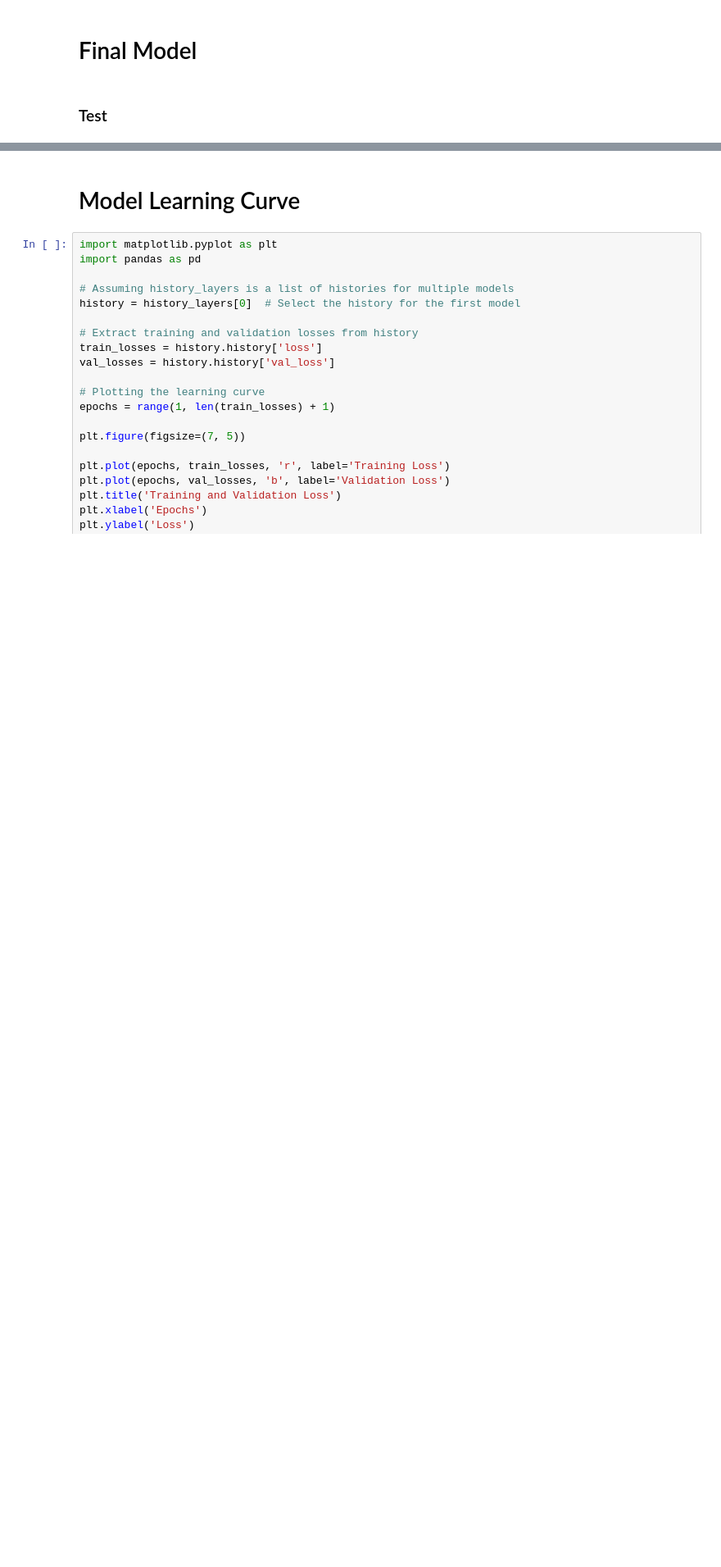
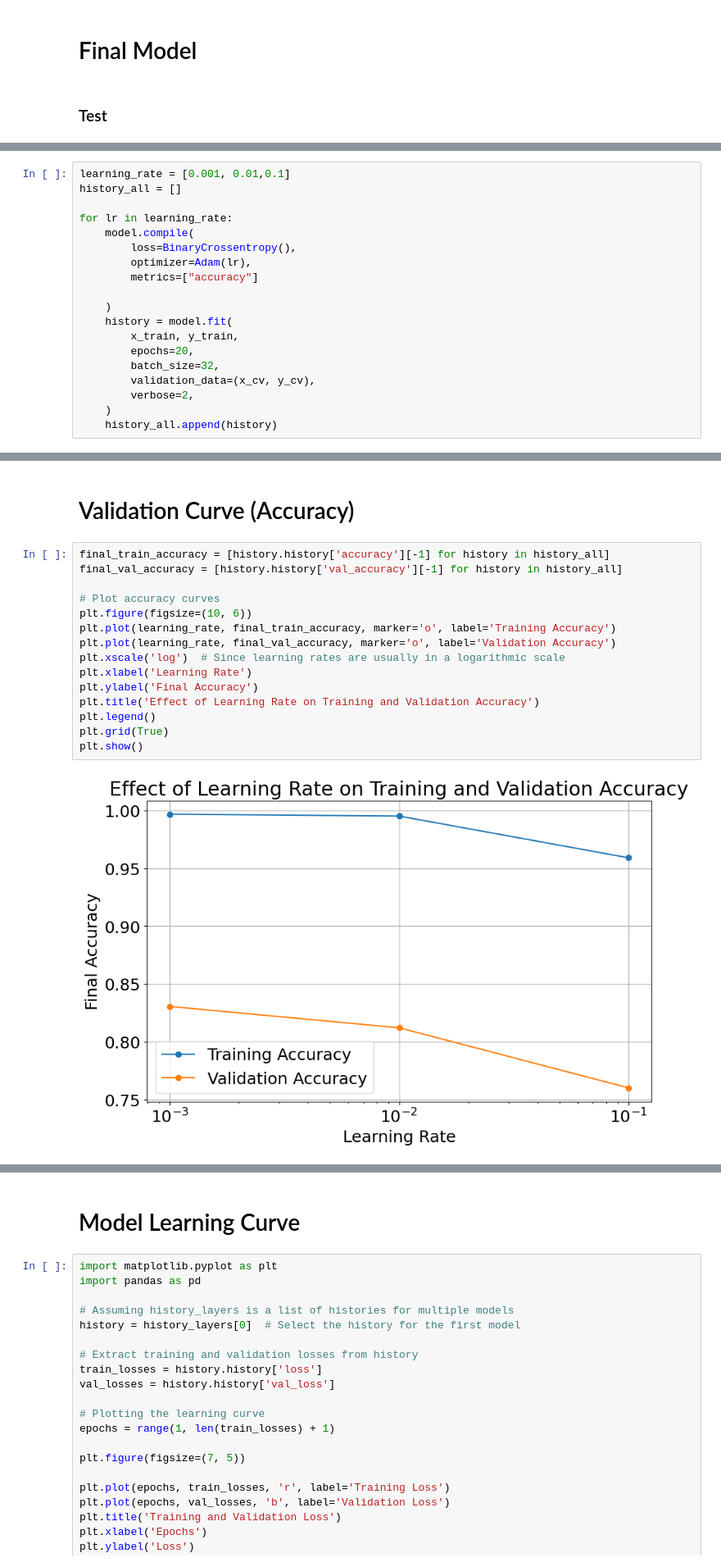
Before and after one commit to reham-shaban/Sarcasm-Detection, a Jupyter notebook: Sarcasm_detection_keras.ipynb, the cells around one changed output, grey strips where cells are left out. Shown at 82% size. Drawn from its saved outputs; the diff is of its cells as text; blank space fills up the shorter version.

```diff
--- a/Sarcasm_detection_keras.ipynb
+++ b/Sarcasm_detection_keras.ipynb
@@ -599,0 +600,19 @@ Test accuracy:  0.8863081932067871
+# %%
+learning_rate = [0.001, 0.01,0.1]
+history_all = []
+
+for lr in learning_rate:
+    model.compile(
+        loss=BinaryCrossentropy(),
+        optimizer=Adam(lr),
+        metrics=["accuracy"]
+
+    )
+    history = model.fit(
+        x_train, y_train,
+        epochs=20,
+        batch_size=32,
+        validation_data=(x_cv, y_cv),
+        verbose=2,
+    )
+    history_all.append(history)
@@ -599,0 +637,19 @@ Test accuracy:  0.8863081932067871
+# %% [markdown]
+# Validation Curve (Accuracy)
+# %%
+final_train_accuracy = [history.history['accuracy'][-1] for history in history_all]
+final_val_accuracy = [history.history['val_accuracy'][-1] for history in history_all]
+
+# Plot accuracy curves
+plt.figure(figsize=(10, 6))
+plt.plot(learning_rate, final_train_accuracy, marker='o', label='Training Accuracy')
+plt.plot(learning_rate, final_val_accuracy, marker='o', label='Validation Accuracy')
+plt.xscale('log')  # Since learning rates are usually in a logarithmic scale
+plt.xlabel('Learning Rate')
+plt.ylabel('Final Accuracy')
+plt.title('Effect of Learning Rate on Training and Validation Accuracy')
+plt.legend()
+plt.grid(True)
+plt.show()
+# %% [output]
+[figure, added]
```
Also changed, not shown: parts of 16 cells of this notebook, 1 other file.
